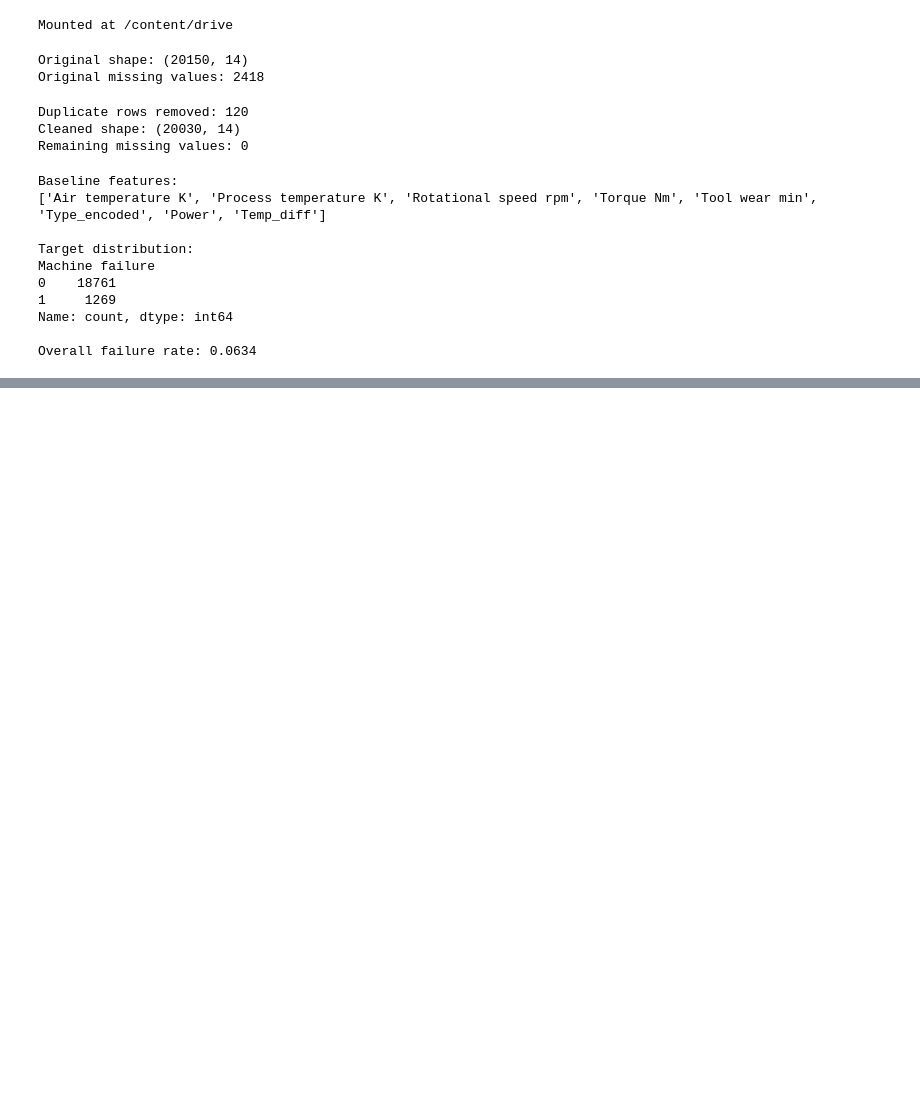
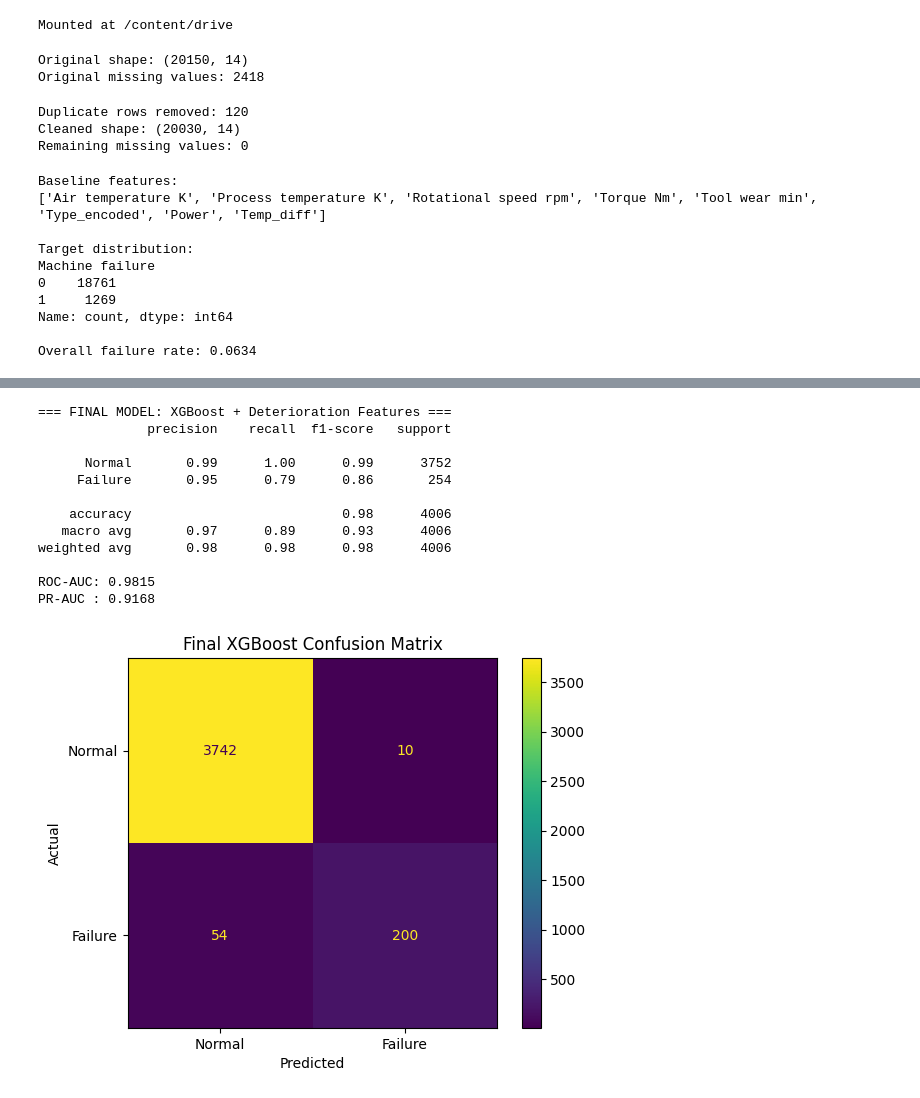
Before and after one commit to Abhishek31O6/-Explainable-Machine-Failure-Classification, a Jupyter notebook: Explainable_Machine_Failure_Classification.ipynb, the cells around one changed output, grey strips where cells are left out. Drawn from its saved outputs; the diff is of its cells as text; code cells hidden in the pictures; blank space fills up the shorter version.

```diff
--- a/Explainable_Machine_Failure_Classification.ipynb
+++ b/Explainable_Machine_Failure_Classification.ipynb
@@ -309,3 +306,68 @@ display(baseline_comparison.round(4))
+# %%
+# Set the final model variables
+final_model = deterioration_xgb_model
+final_probabilities = deterioration_probabilities
+final_predictions = final_predictions
+
+print('=== FINAL MODEL: XGBoost + Deterioration Features ===')
+
+print(
+    classification_report(
+        y_test_det,
+        final_predictions,
+        target_names=['Normal', 'Failure'],
+        zero_division=0
+    )
+)
+
+print(
+    'ROC-AUC:',
+    round(roc_auc_score(y_test_det, final_probabilities), 4)
+)
+
+print(
+    'PR-AUC :',
+    round(
+        average_precision_score(
+            y_test_det,
+            final_probabilities
+        ),
+        4
+    )
+)
+
+
+# Confusion matrix
+confusion_matrix_values = confusion_matrix(
+    y_test_det,
+    final_predictions,
+    labels=[0, 1]
+)
+
+confusion_display = ConfusionMatrixDisplay(
+    confusion_matrix=confusion_matrix_values,
+    display_labels=['Normal', 'Failure']
+)
+
+confusion_display.plot()
+plt.title('Final XGBoost Confusion Matrix')
+plt.xlabel('Predicted')
+plt.ylabel('Actual')
+plt.show()
+# %% [output]
+=== FINAL MODEL: XGBoost + Deterioration Features ===
+              precision    recall  f1-score   support
+
+      Normal       0.99      1.00      0.99      3752
+     Failure       0.95      0.79      0.86       254
+
+    accuracy                           0.98      4006
+   macro avg       0.97      0.89      0.93      4006
+weighted avg       0.98      0.98      0.98      4006
+
+ROC-AUC: 0.9815
+PR-AUC : 0.9168
+[figure, added]
 # %%
 # Calculate thresholds ONLY from training rows
 # to keep feature engineering consistent with the training data.
```
Also changed, not shown: parts of 6 cells of this notebook.
